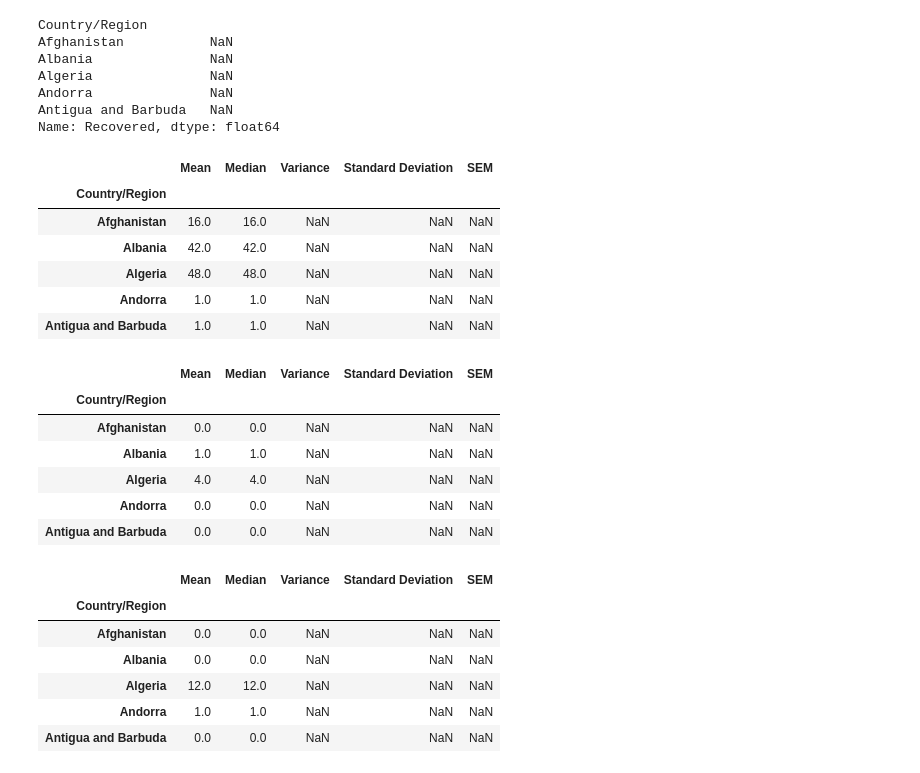
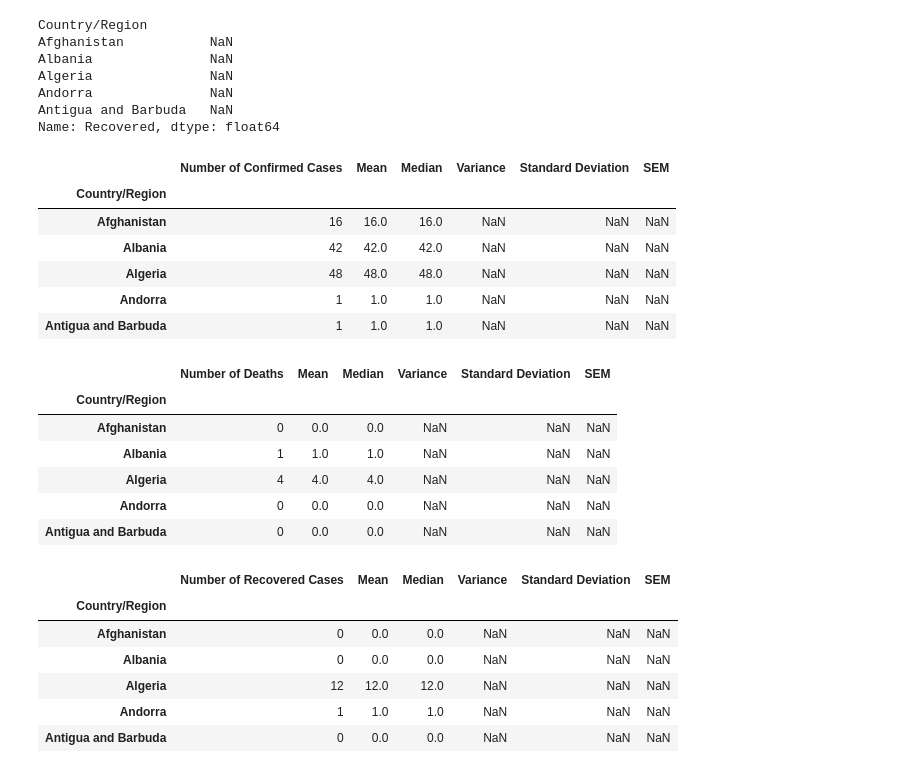
Before and after one commit to kyranduncan/project_1, a Jupyter notebook: COVID_19_Summary_Stats.ipynb, the cells around one changed output. Saved outputs shown, nothing was run; the diff lists cells and outputs as text; code cells hidden in the pictures.

```diff
--- a/COVID_19_Summary_Stats.ipynb
+++ b/COVID_19_Summary_Stats.ipynb
@@ -391,38 +403,38 @@ Antigua and Barbuda   NaN
 Name: Recovered, dtype: float64
 # %%
 #combine results into summary statistics table (1 table for confirmed, 1 for deaths, 1 for recovered)
-summary_stat_confirmed=pd.DataFrame({'Mean': confirmed_mean, 'Median': confirmed_median, 'Variance': confirmed_variance, 'Standard Deviation': confirmed_std, 'SEM': confirmed_sem})
+summary_stat_confirmed=pd.DataFrame({'Number of Confirmed Cases': confirmed_sum, 'Mean': confirmed_mean, 'Median': confirmed_median, 'Variance': confirmed_variance, 'Standard Deviation': confirmed_std, 'SEM': confirmed_sem})
 
 summary_stat_confirmed.head()
 # %% [output]
-|  | Mean | Median | Variance | Standard Deviation | SEM |
-| Country/Region |  |  |  |  |  |
-| Afghanistan | 16.0 | 16.0 | NaN | NaN | NaN |
-| Albania | 42.0 | 42.0 | NaN | NaN | NaN |
-| Algeria | 48.0 | 48.0 | NaN | NaN | NaN |
-| Andorra | 1.0 | 1.0 | NaN | NaN | NaN |
-| Antigua and Barbuda | 1.0 | 1.0 | NaN | NaN | NaN |
+|  | Number of Confirmed Cases | Mean | Median | Variance | Standard Deviation | SEM |
+| Country/Region |  |  |  |  |  |  |
+| Afghanistan | 16 | 16.0 | 16.0 | NaN | NaN | NaN |
+| Albania | 42 | 42.0 | 42.0 | NaN | NaN | NaN |
+| Algeria | 48 | 48.0 | 48.0 | NaN | NaN | NaN |
+| Andorra | 1 | 1.0 | 1.0 | NaN | NaN | NaN |
+| Antigua and Barbuda | 1 | 1.0 | 1.0 | NaN | NaN | NaN |
 # %%
-summary_stat_deaths=pd.DataFrame({'Mean': deaths_mean, 'Median': deaths_median, 'Variance': deaths_variance, 'Standard Deviation': deaths_std, 'SEM': deaths_sem})
+summary_stat_deaths=pd.DataFrame({'Number of Deaths': deaths_sum, 'Mean': deaths_mean, 'Median': deaths_median, 'Variance': deaths_variance, 'Standard Deviation': deaths_std, 'SEM': deaths_sem})
 
 summary_stat_deaths.head()
 # %% [output]
-|  | Mean | Median | Variance | Standard Deviation | SEM |
-| Country/Region |  |  |  |  |  |
-| Afghanistan | 0.0 | 0.0 | NaN | NaN | NaN |
-| Albania | 1.0 | 1.0 | NaN | NaN | NaN |
-| Algeria | 4.0 | 4.0 | NaN | NaN | NaN |
-| Andorra | 0.0 | 0.0 | NaN | NaN | NaN |
-| Antigua and Barbuda | 0.0 | 0.0 | NaN | NaN | NaN |
+|  | Number of Deaths | Mean | Median | Variance | Standard Deviation | SEM |
+| Country/Region |  |  |  |  |  |  |
+| Afghanistan | 0 | 0.0 | 0.0 | NaN | NaN | NaN |
+| Albania | 1 | 1.0 | 1.0 | NaN | NaN | NaN |
+| Algeria | 4 | 4.0 | 4.0 | NaN | NaN | NaN |
+| Andorra | 0 | 0.0 | 0.0 | NaN | NaN | NaN |
+| Antigua and Barbuda | 0 | 0.0 | 0.0 | NaN | NaN | NaN |
 # %%
-summary_stat_recovered=pd.DataFrame({'Mean': recovered_mean, 'Median': recovered_median, 'Variance': recovered_variance, 'Standard Deviation': recovered_std, 'SEM': recovered_sem})
+summary_stat_recovered=pd.DataFrame({'Number of Recovered Cases': recovered_sum, 'Mean': recovered_mean, 'Median': recovered_median, 'Variance': recovered_variance, 'Standard Deviation': recovered_std, 'SEM': recovered_sem})
 
 summary_stat_recovered.head()
 # %% [output]
-|  | Mean | Median | Variance | Standard Deviation | SEM |
-| Country/Region |  |  |  |  |  |
-| Afghanistan | 0.0 | 0.0 | NaN | NaN | NaN |
-| Albania | 0.0 | 0.0 | NaN | NaN | NaN |
-| Algeria | 12.0 | 12.0 | NaN | NaN | NaN |
-| Andorra | 1.0 | 1.0 | NaN | NaN | NaN |
-| Antigua and Barbuda | 0.0 | 0.0 | NaN | NaN | NaN |
+|  | Number of Recovered Cases | Mean | Median | Variance | Standard Deviation | SEM |
+| Country/Region |  |  |  |  |  |  |
+| Afghanistan | 0 | 0.0 | 0.0 | NaN | NaN | NaN |
+| Albania | 0 | 0.0 | 0.0 | NaN | NaN | NaN |
+| Algeria | 12 | 12.0 | 12.0 | NaN | NaN | NaN |
+| Andorra | 1 | 1.0 | 1.0 | NaN | NaN | NaN |
+| Antigua and Barbuda | 0 | 0.0 | 0.0 | NaN | NaN | NaN |
```
Also changed, not shown: parts of 19 cells of this notebook.
